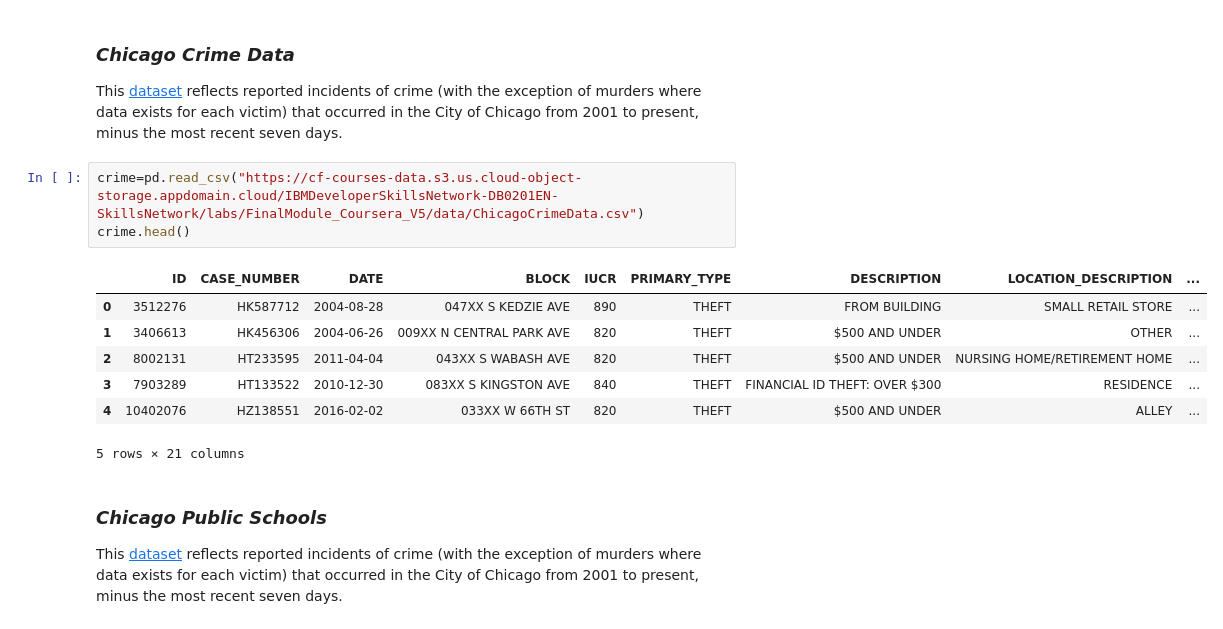
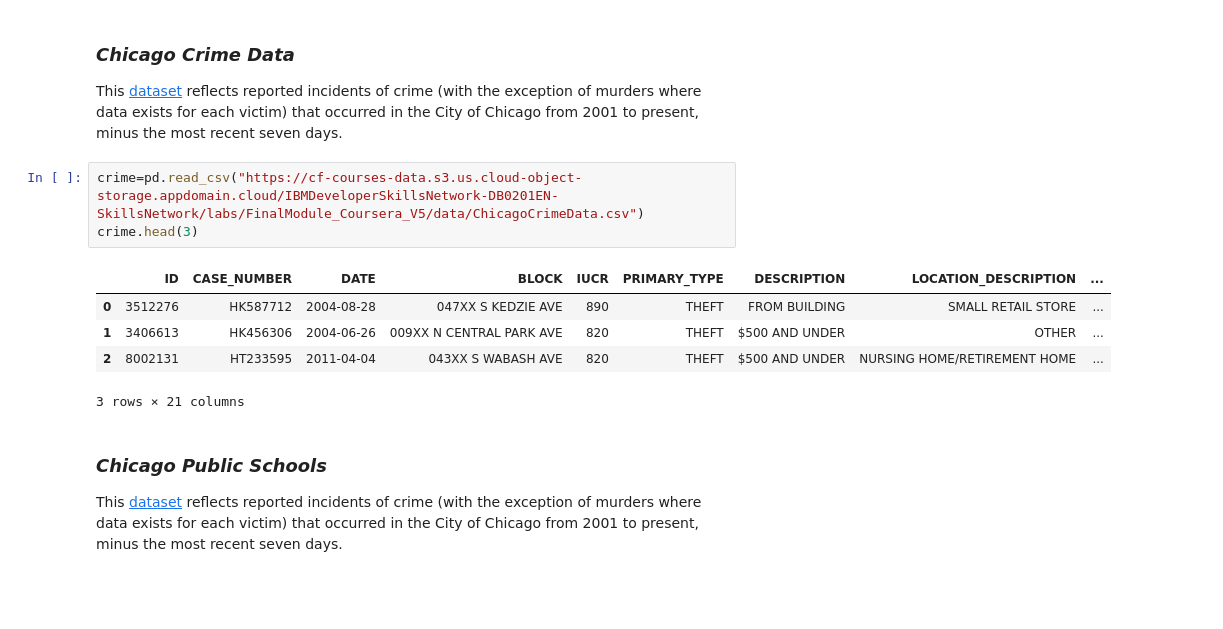
Before and after one commit to EmmanuelMald/IBM-Professional-Certificate-Data-Science, a Jupyter notebook: SQL/Assignment.ipynb, the cells around one changed output. Drawn from its saved outputs; the diff is of its cells as text; blank space fills up the shorter version.

```diff
--- a/SQL/Assignment.ipynb
+++ b/SQL/Assignment.ipynb
@@ -37,15 +38,13 @@ socioeco.head()
 This [dataset](https://data.cityofchicago.org/Public-Safety/Crimes-2001-to-present/ijzp-q8t2?utm_medium=Exinfluencer&utm_source=Exinfluencer&utm_content=000026UJ&utm_term=10006555&utm_id=NA-SkillsNetwork-Channel-SkillsNetworkCoursesIBMDeveloperSkillsNetworkDB0201ENSkillsNetwork22-2023-01-01) reflects reported incidents of crime (with the exception of murders where data exists for each victim) that occurred in the City of Chicago from 2001 to present, minus the most recent seven days.
 # %%
 crime=pd.read_csv("https://cf-courses-data.s3.us.cloud-object-storage.appdomain.cloud/IBMDeveloperSkillsNetwork-DB0201EN-SkillsNetwork/labs/FinalModule_Coursera_V5/data/ChicagoCrimeData.csv")
-crime.head()
+crime.head(3)
 # %% [output]
 |  | ID | CASE_NUMBER | DATE | BLOCK | IUCR | PRIMARY_TYPE | DESCRIPTION | LOCATION_DESCRIPTION | ... |
 | 0 | 3512276 | HK587712 | 2004-08-28 | 047XX S KEDZIE AVE | 890 | THEFT | FROM BUILDING | SMALL RETAIL STORE | ... |
 | 1 | 3406613 | HK456306 | 2004-06-26 | 009XX N CENTRAL PARK AVE | 820 | THEFT | $500 AND UNDER | OTHER | ... |
 | 2 | 8002131 | HT233595 | 2011-04-04 | 043XX S WABASH AVE | 820 | THEFT | $500 AND UNDER | NURSING HOME/RETIREMENT HOME | ... |
-| 3 | 7903289 | HT133522 | 2010-12-30 | 083XX S KINGSTON AVE | 840 | THEFT | FINANCIAL ID THEFT: OVER $300 | RESIDENCE | ... |
-| 4 | 10402076 | HZ138551 | 2016-02-02 | 033XX W 66TH ST | 820 | THEFT | $500 AND UNDER | ALLEY | ... |
-5 rows × 21 columns
+3 rows × 21 columns
 # %% [markdown]
 ### ***Chicago Public Schools***
 
```
Also changed, not shown: parts of 22 cells of this notebook, 2 other files.
